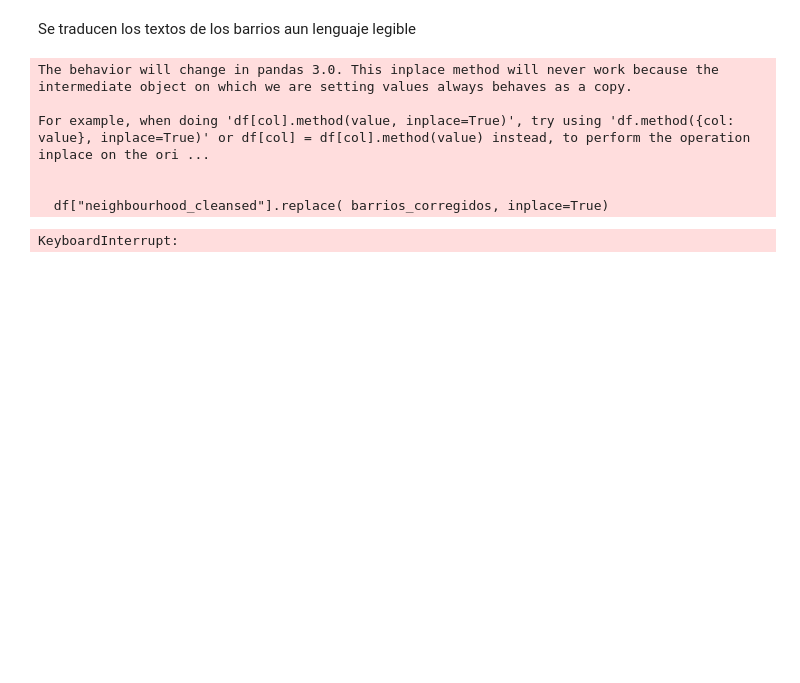
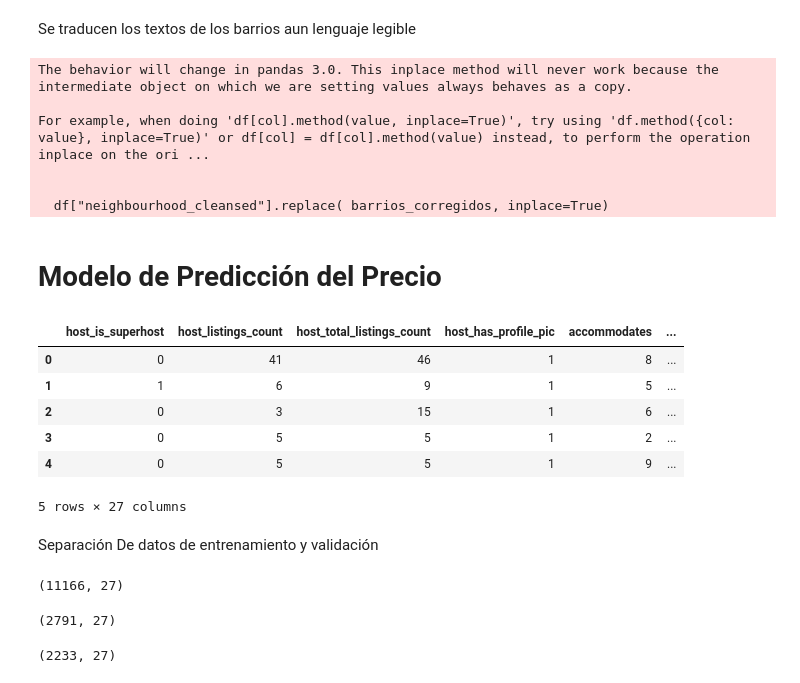
Before and after one commit to OttaVonBismarck/proyecto_2_actd, a Jupyter notebook: modelosproyecto2.ipynb, the cells around one changed output. Drawn from its saved outputs; the diff is of its cells as text; code cells hidden in the pictures; blank space fills up the shorter version.

Commit message:
Se finaliza la limpieza de datos y se preparan los datos para la red neuronal

```diff
--- a/modelosproyecto2.ipynb
+++ b/modelosproyecto2.ipynb
@@ -160,3 +166,5 @@ For example, when doing 'df[col].method(value, inplace=True)', try using 'df.met
+# %% [markdown]
+# Modelo de Predicción del Precio
 # %%
 
 #booleanas y enteros
@@ -168,42 +176,32 @@ cat_str_feats = ['neighbourhood_cleansed', 'property_type', 'room_type',]
 num_feats = ['host_response_rate', 'host_acceptance_rate', 'latitude', 'longitude', 'review_scores_rating', 'review_scores_accuracy', 'reviews_per_month']
 
 #se quiere estimar el precio
-# %%
-#Importe MLFlow para registrar los experimentos, el regresor de bosques aleatorios y la métrica de error cuadrático medio
-import mlflow
-import mlflow.sklearn
-from sklearn.ensemble import RandomForestRegressor
-from sklearn.metrics import mean_squared_error
-
-# defina el servidor para llevar el registro de modelos y artefactos
-mlflow.set_tracking_uri('http://localhost:5000')
-# registre el experimento
-experiment = mlflow.set_experiment("sklearn-diab")
-
-# Aquí se ejecuta MLflow sin especificar un nombre o id del experimento. MLflow los crea un experimento para este cuaderno por defecto y guarda las características del experimento y las métricas definidas.
-# Para ver el resultado de las corridas haga click en Experimentos en el menú izquierdo.
-with mlflow.start_run(experiment_id=experiment.experiment_id):
-    # defina los parámetros del modelo
-    n_estimators = 200
-    max_depth = 50
-    max_features = 4
-    # Cree el modelo con los parámetros definidos y entrénelo
-    rf = RandomForestRegressor(n_estimators = n_estimators, max_depth = max_depth, max_features = max_features)
-    rf.fit(X_train, y_train)
-    # Realice predicciones de prueba
-    predictions = rf.predict(X_test)
-
-    # Registre los parámetros
-    mlflow.log_param("num_trees", n_estimators)
-    mlflow.log_param("maxdepth", max_depth)
-    mlflow.log_param("max_feat", max_features)
-
-    # Registre el modelo
-    mlflow.sklearn.log_model(rf, "random-forest-model")
-
-    # Cree y registre la métrica de interés
-    mse = mean_squared_error(y_test, predictions)
-    mlflow.log_metric("mse", mse)
-    print(mse)
-# %% [output]
-KeyboardInterrupt:
+# %%
+feats_ordered = cat_int_feats+cat_str_feats+num_feats
+df = df[feats_ordered+['price']]
+df.head()
+# %% [output]
+|  | host_is_superhost | host_listings_count | host_total_listings_count | host_has_profile_pic | accommodates | ... |
+| 0 | 0 | 41 | 46 | 1 | 8 | ... |
+| 1 | 1 | 6 | 9 | 1 | 5 | ... |
+| 2 | 0 | 3 | 15 | 1 | 6 | ... |
+| 3 | 0 | 5 | 5 | 1 | 2 | ... |
+| 4 | 0 | 5 | 5 | 1 | 9 | ... |
+5 rows × 27 columns
+# %% [markdown]
+Separación De datos de entrenamiento y validación
+# %%
+train = df.sample(frac=0.8, random_state=100)
+print(train.shape)
+# %% [output]
+(11166, 27)
+# %%
+test = df.drop(train.index)
+test.shape
+# %% [output]
+(2791, 27)
+# %%
+val = train.sample(frac=0.2, random_state=100)
+val.shape
+# %% [output]
+(2233, 27)
```
Also changed, not shown: parts of 9 cells of this notebook.
